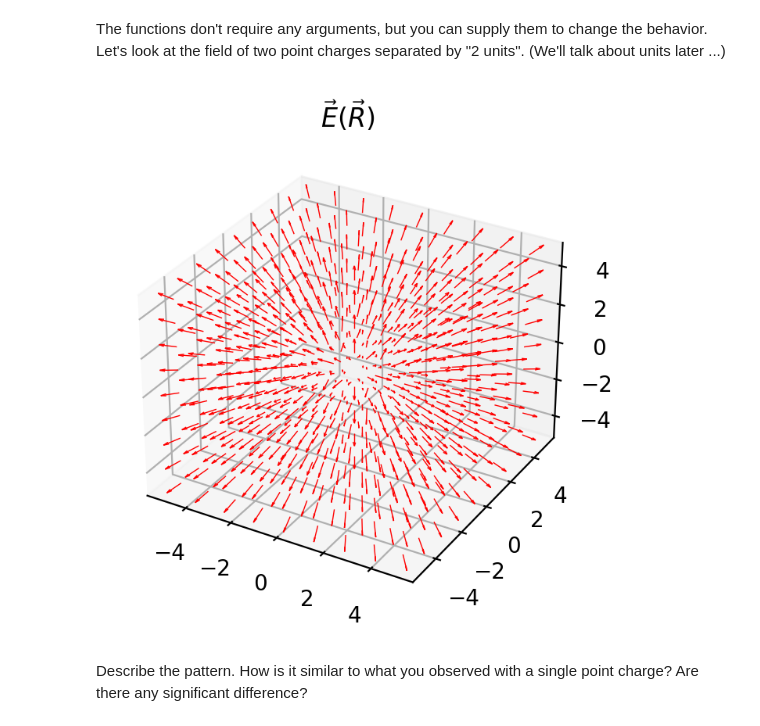
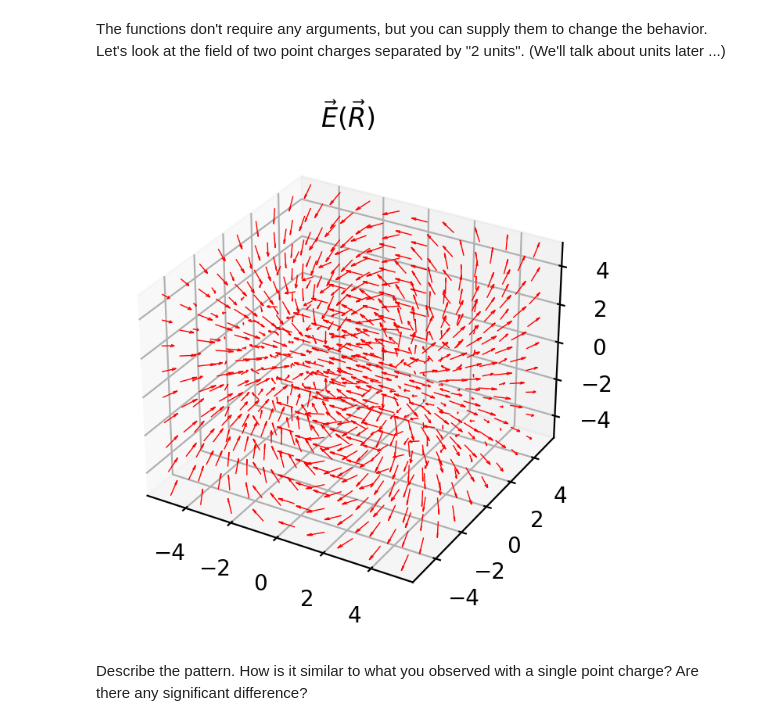
Before and after one commit to forrestshort/electrodynamics, a Jupyter notebook: week-01/02-multipoles.ipynb, the cells around one changed output. Saved outputs shown, nothing was run; the diff lists cells and outputs as text; code cells hidden in the pictures.

```diff
--- a/week-01/02-multipoles.ipynb
+++ b/week-01/02-multipoles.ipynb
@@ -80,28 +80,28 @@ The functions don't require any arguments, but you can supply them to change the
 # %%
 # Charge 1
 q1 = +1
 x1 = +1
 y1 = 0
 z1 = 0
 
 # Charge 2
-q2 = +1
+q2 = -1
 x2 = -1
 y2 = 0
 z2 = 0
 
 # Combute combined potential.
 V1 = potential(q1, (x1,y1,z1))
 V2 = potential(q2, (x2,y2,z2))
 
 # Compute combined field.
 E1 = np.stack(field(q1, (x1,y1,z1)))
 E2 = np.stack(field(q2, (x2,y2,z2)))
 
 Ex, Ey, Ez = E1 + E2
 
 draw_field(X,Y,Z, Ex, Ey,Ez)
 # %% [output]
-[figure, old version]
+[figure, new version]
 # %% [markdown]
 Describe the pattern.  How is it similar to what you observed with a single point charge?  Are there any significant difference?
```
Also changed, not shown: parts of 10 cells of this notebook, 2 other files.
